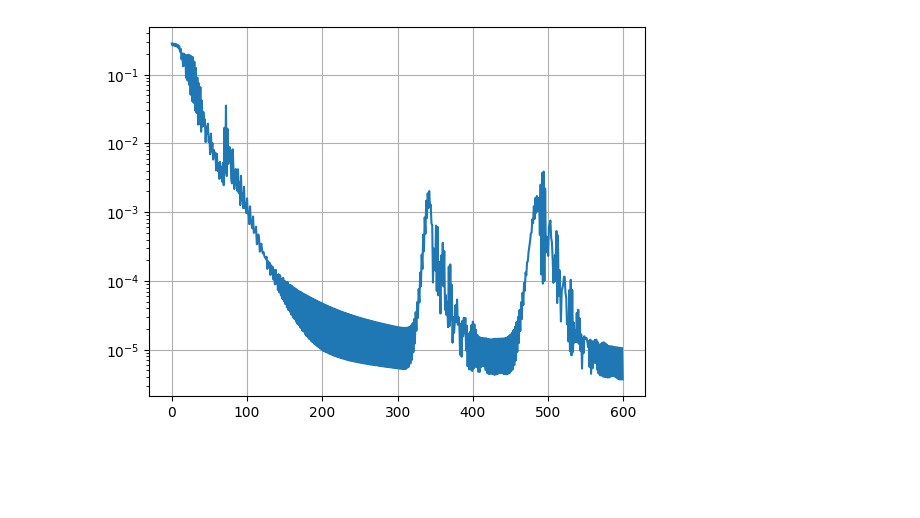
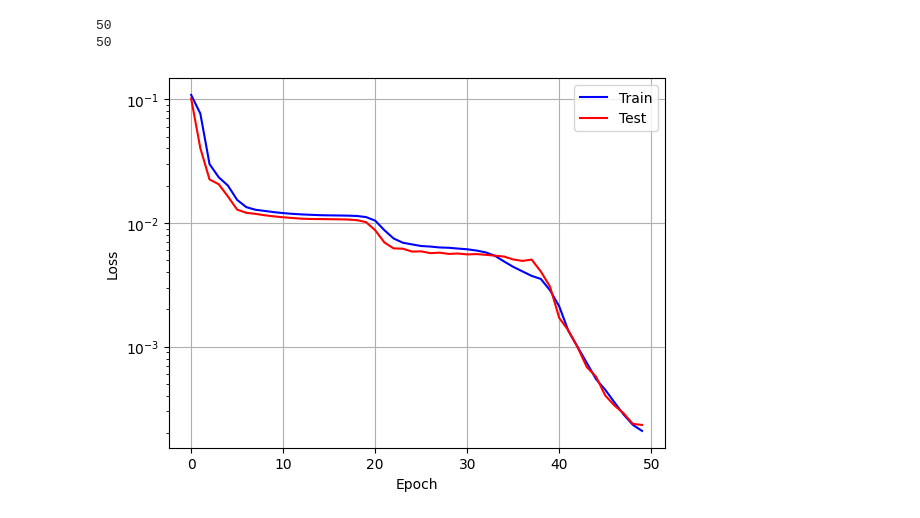
Before and after one commit to janisaiad/SCIML, a Jupyter notebook: notebooks/training_fno_heat_big.ipynb, the cells around one changed output. Saved outputs shown, nothing was run; the diff lists cells and outputs as text; code cells hidden in the pictures; blank space fills up the shorter version.

```diff
--- a/notebooks/training_fno_heat_big.ipynb
+++ b/notebooks/training_fno_heat_big.ipynb
@@ -9,13 +20,13 @@ tf.config.list_physical_devices('GPU')
 # %%
 nb_xi = 2 # can be deduced from mu because it's len(mu.shape) - 1
-p_1 = 50 # dimension of scheme for xi for all i
-p_2 = 50 # dimension of scheme for xi for all i
-p_3 = 50 # dimension of scheme for xi for all i
-epochs = 10
-index = 10
-n_modes = 50
-n_layers = 3
-
+p_1 = 30 # dimension of scheme for xi for all i
+p_2 = 30 # dimension of scheme for xi for all i
+p_3 = 30 # dimension of scheme for xi for all i
+epochs = 50
+index = 50
+n_modes = p_1
+n_layers = 8
+alpha = 0.4
 
 activation = 'relu'
 kernel_initializer = 'he_normal'
@@ -49,5 +62,5 @@ last_network = tf.keras.Sequential([
 # %%
 folder_path = "data/test_data/big_dataset_fno/heat2d/"
 # %%
-model = FNO(regular_params={"first_network": first_network, "last_network": last_network},fourier_params={"n_layers": n_layers, "dim_coords":2, "n_modes": n_modes, "activation": activation, "kernel_initializer": kernel_initializer}, hyper_params={"p_1": p_1, "p_2": p_2,'p_3':p_3,"device": device,"n_epochs":n_epochs,"index":index})
+model = FNO(regular_params={"first_network": first_network, "last_network": last_network},fourier_params={"n_layers": n_layers, "dim_coords":2, "n_modes": n_modes, "activation": activation, "kernel_initializer": kernel_initializer}, hyper_params={"p_1": p_1, "p_2": p_2,'p_3':p_3,"device": device,"n_epochs":n_epochs,"index":index,"alpha":alpha,"folder_path":folder_path})
 # %% [output]
@@ -68,5 +75,5 @@ import os
 
 tf.get_logger().setLevel('ERROR')
 # %%
-train_history = model.fit()
+loss_history_train,loss_history_test = model.fit_partial()
 # %% [output]
@@ -74,7 +91,17 @@ KeyboardInterrupt:
+# %%
+print(len(loss_history_train))
+print(len(loss_history_test))
+# %% [output]
+50
+50
 # %%
-plt.plot(train_history)
+plt.plot(loss_history_train,color='blue')
+plt.plot(loss_history_test,color='red')
+plt.legend(['Train','Test'])
+plt.xlabel('Epoch')
+plt.ylabel('Loss')
 plt.yscale('log')
 plt.grid()
 plt.show()
 # %% [output]
-[figure, old version]
+[figure, new version]
```
Also changed, not shown: parts of 6 cells of this notebook, 4 other files.
